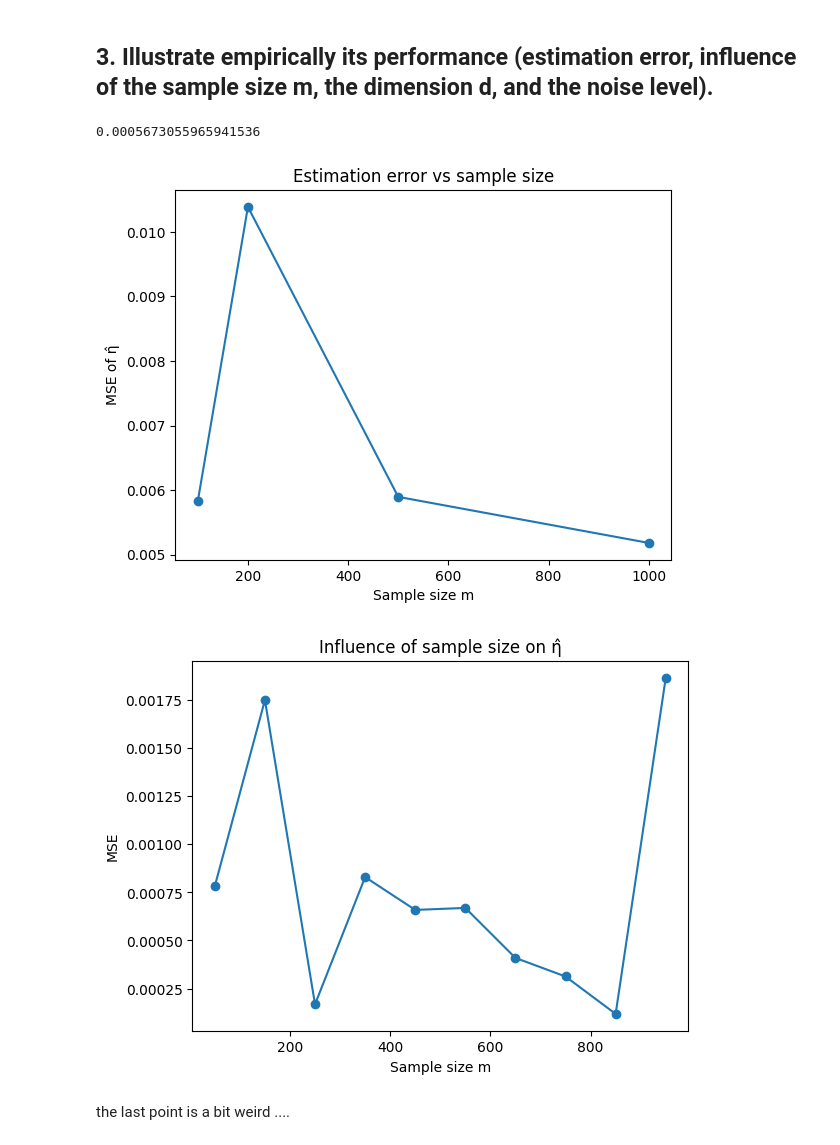
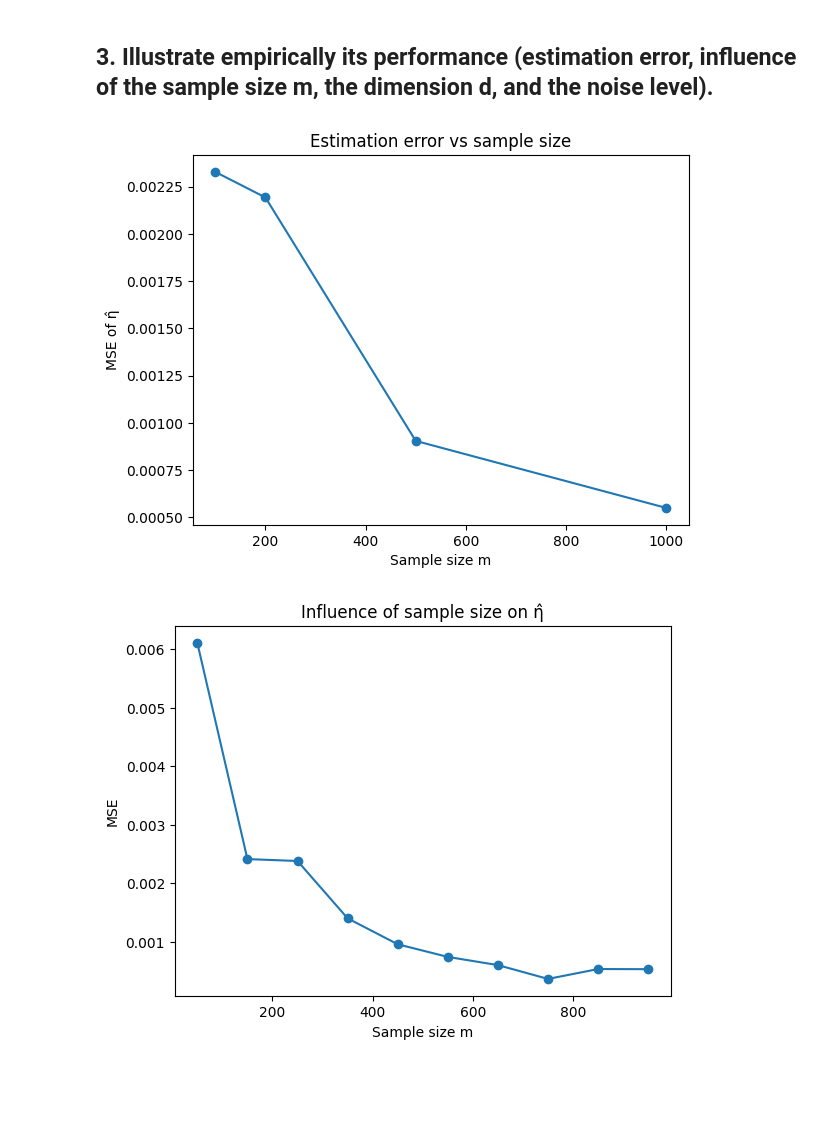
Before and after one commit to RaniaZougari/SL_Project, a Jupyter notebook: Simulation.ipynb, the cells around one changed output. Cells and saved outputs as stored; diff of their text form; code cells hidden in the pictures; blank space fills up the shorter version.

Commit message:
fix stabilization problem by averaging mse score for m, eta_max and d

```diff
--- a/Simulation.ipynb
+++ b/Simulation.ipynb
@@ -219,20 +215,24 @@ result_estimator = np.array(estimated_eta)
 def MSE(eta,eta_hat):
     return np.mean((eta - eta_hat)**2)
 
-print(MSE(eta_true,result_estimator))
+# à voir si on garde cette partie parce que elle est un peu redondante avec le plot suivant
 
 def mse_eta(m, h):
-    eta_function = eta_linear
-    X, Y, Z, _ = generate_data(m, d, eta_function, eta_max)
+    mc_repetitions = 30 # For staibility while averaging
+    vals = []
+    for _ in range(mc_repetitions):
+        X, Y, Z, _ = generate_data(m, d, eta_linear, eta_max)
 
-    x_grid = np.linspace(-1, 1, 200)
-    eta_est = np.array([eta_estimator(X, Z, np.array([x]), h) for x in x_grid])
+        x_grid = np.linspace(-1, 1, 200)
+        eta_est = np.array([eta_estimator(X, Z, np.array([x]), h) for x in x_grid])
 
-    eta_real = eta_function(x_grid, h)
-    return np.mean((eta_est - eta_real)**2)
+        eta_real = eta_linear(x_grid, eta_max)
+        vals.append(MSE(eta_real, eta_est))
+    return np.mean(vals)
+
 
 sample_sizes = [100, 200, 500, 1000]
-mse_values = [mse_eta(m,h_opt) for m in sample_sizes]
+mse_values = [mse_eta_mc(m, h_opt) for m in sample_sizes]
 
 # Plot MSE vs sample size
 
@@ -243,36 +243,33 @@ plt.ylabel("MSE of η̂")
 plt.title("Estimation error vs sample size")
 plt.show()
 # %% [output]
-0.0005673055965941536
-[figure, old version]
+[figure, new version]
 # %%
-#Influence of the sample size m
+#Influence of the sample size m (takes some time to run because of h_optimal in the loop)
+
 m_values=np.array([50 + i*100 for i in range(10)])
+n_rep = 20   # number of repetitions for averaging and having a good estimate of MSE
+mse_means = []
 
-data_generation_values=[generate_data(m, d, eta_linear, eta_max) for m in m_values]
-
-
-data_points = []
-for data in m_values:
-    X, Y, Z, eta_true = generate_data(m, d, eta_linear, eta_max)
-    X_test, Y_test, Z_test, eta_true_test = generate_data(50, d, eta_linear, eta_max)
-    h=h_opt # WE can fix it of use CV to get the opt for each sample size m
-
-    data_estimation_values = np.array([eta_estimator(X, Z, x, h) for x in X_test])
-    data_points.append(MSE(eta_true_test,data_estimation_values))
-
-
+for m in m_values:
+    mse_rep = []
+    # Average over repetitions
+    for _ in range(n_rep):
+        X, Y, Z, eta_true= generate_data(m, d, eta_linear, eta_max)
+        X_test, Y_test, Z_test, eta_true_test = generate_data(50, d, eta_linear, eta_max)
+        h = 0.43  # or CV (long to compute )
+        data_estimation_values = np.array([eta_estimator(X, Z, x, h) for x in X_test])
+        mse_rep.append(MSE(eta_true_test, data_estimation_values))
+    mse_means.append(np.mean(mse_rep))
 
 plt.figure()
-plt.plot(m_values, data_points, marker='o')
+plt.plot(m_values, mse_means, marker='o')
 plt.xlabel("Sample size m")
 plt.ylabel("MSE")
 plt.title("Influence of sample size on η̂")
 plt.show()
 # %% [output]
-[figure, old version]
+[figure, new version]
-# %% [markdown]
-the last point is a bit weird ....
 # %%
 #Influence of the sample size d
 d_values = np.arange(1, 11)
```
Also changed, not shown: parts of 7 cells of this notebook.
